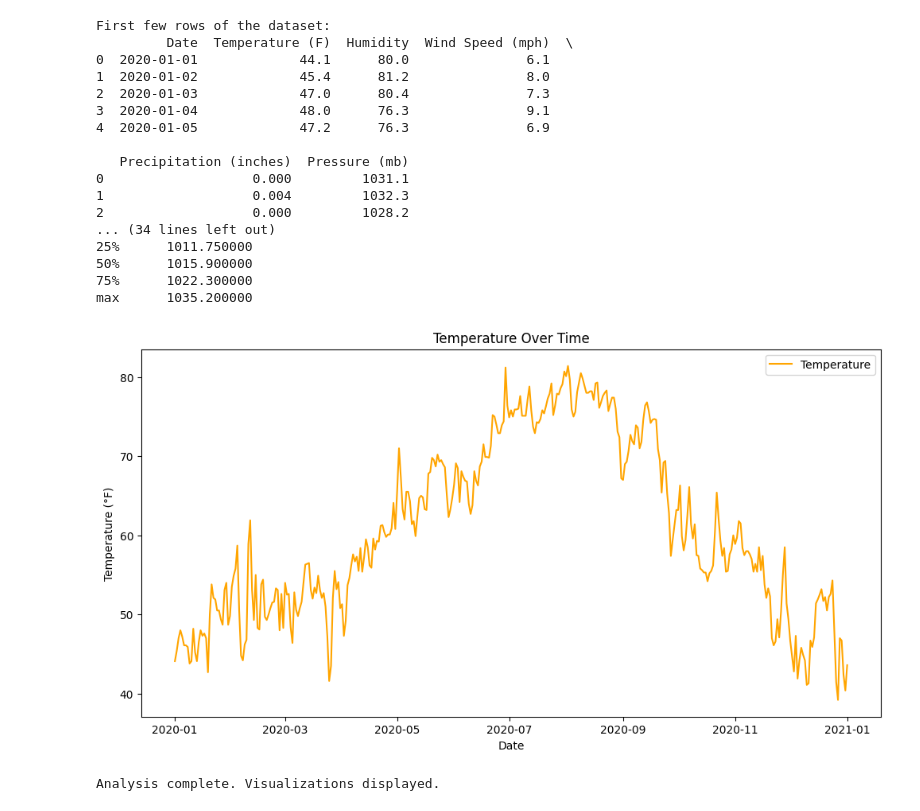
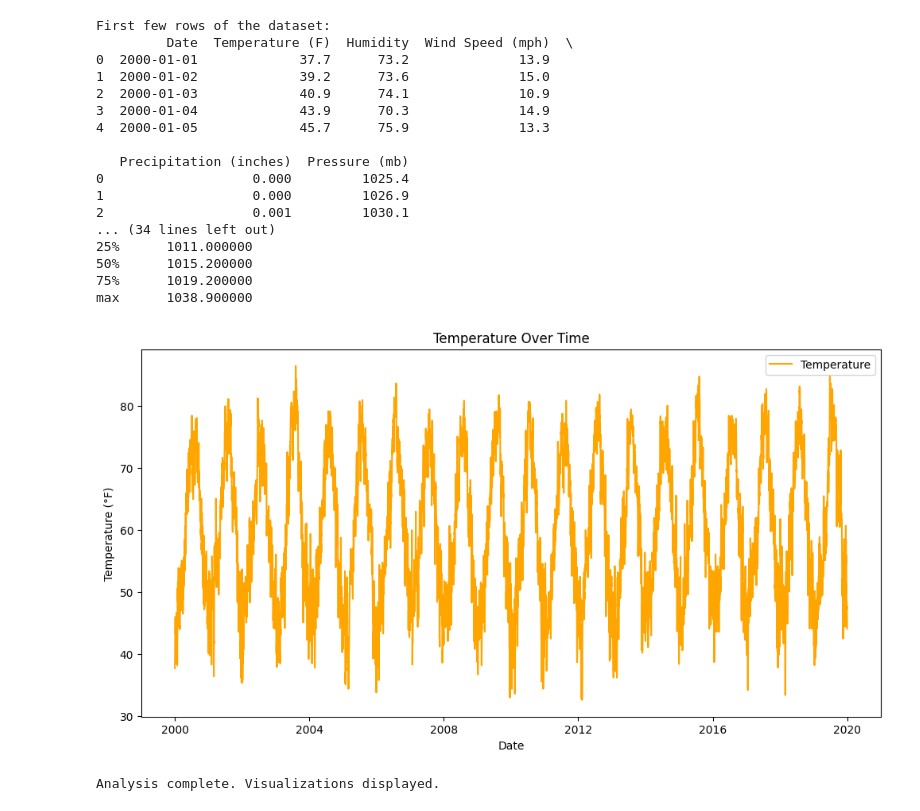
Before and after one commit to jonathanascona/WECC, a Jupyter notebook: data_notebook.ipynb, the cells around one changed output. Drawn from its saved outputs; the diff is of its cells as text; code cells hidden in the pictures.

Commit message:
added a new data table

```diff
--- a/data_notebook.ipynb
+++ b/data_notebook.ipynb
@@ -4,7 +4,7 @@ import matplotlib.pyplot as plt
 import seaborn as sns
 
 # Load the dataset
-file_path = 'scraper\weather_data(83440_2020-01-01_2021-01-01).csv'  # Replace with your CSV file path
+file_path = 'scraper/2000-2020-rexburg.csv'  # Replace with your CSV file path
 data = pd.read_csv(file_path)
 
 # Display the first few rows of the dataset
@@ -13,44 +13,44 @@ print(data.head())
 
 # Display dataset info
 print("\nDataset Information:")
 data.info()
 
 # Display basic statistics of numerical columns
 print("\nSummary statistics:")
 print(data.describe())
 
 # Convert 'Date' to datetime if it's not already
 if not pd.api.types.is_datetime64_any_dtype(data['Date']):
     data['Date'] = pd.to_datetime(data['Date'])
 
 # Line plot for temperature over time
 plt.figure(figsize=(12, 6))
 plt.plot(data['Date'], data['Temperature (F)'], label='Temperature', color='orange')
 plt.title('Temperature Over Time')
 plt.xlabel('Date')
 plt.ylabel('Temperature (°F)')
 plt.legend()
 plt.show()
 
 
 print("\nAnalysis complete. Visualizations displayed.")
 # %% [output]
 First few rows of the dataset:
          Date  Temperature (F)  Humidity  Wind Speed (mph)  \
-0  2020-01-01             44.1      80.0               6.1
-1  2020-01-02             45.4      81.2               8.0
-2  2020-01-03             47.0      80.4               7.3
-3  2020-01-04             48.0      76.3               9.1
-4  2020-01-05             47.2      76.3               6.9
+0  2000-01-01             37.7      73.2              13.9
+1  2000-01-02             39.2      73.6              15.0
+2  2000-01-03             40.9      74.1              10.9
+3  2000-01-04             43.9      70.3              14.9
+4  2000-01-05             45.7      75.9              13.3
 
    Precipitation (inches)  Pressure (mb)
-0                   0.000         1031.1
-1                   0.004         1032.3
-2                   0.000         1028.2
+0                   0.000         1025.4
+1                   0.000         1026.9
+2                   0.001         1030.1
 ... (34 lines left out)
-25%      1011.750000
-50%      1015.900000
-75%      1022.300000
-max      1035.200000
+25%      1011.000000
+50%      1015.200000
+75%      1019.200000
+max      1038.900000
-[figure, old version]
+[figure, new version]
 Analysis complete. Visualizations displayed.
```
Also changed, not shown: 14 other files.
